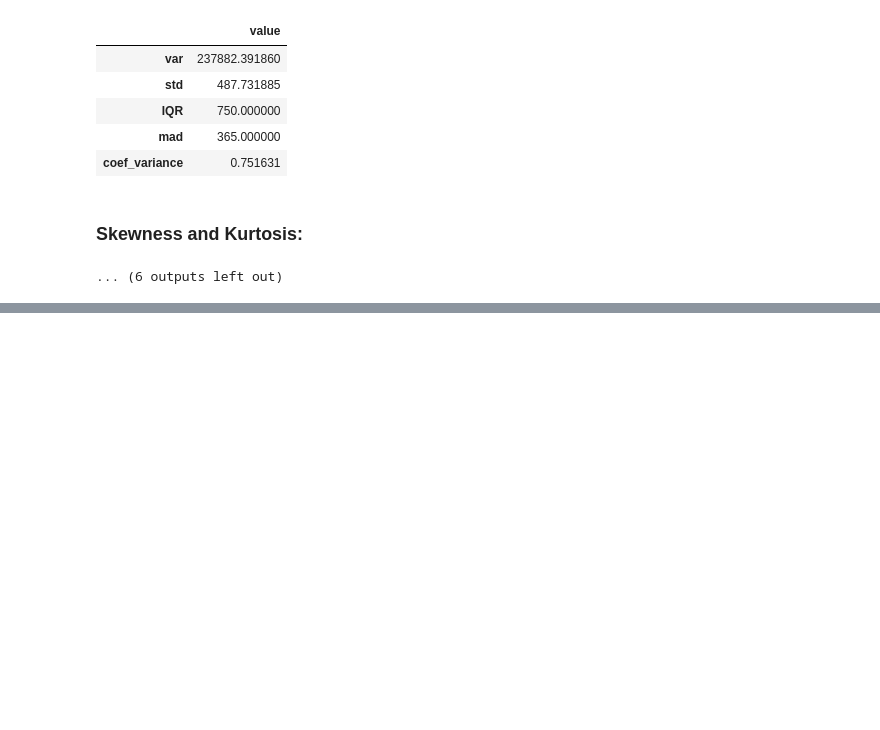
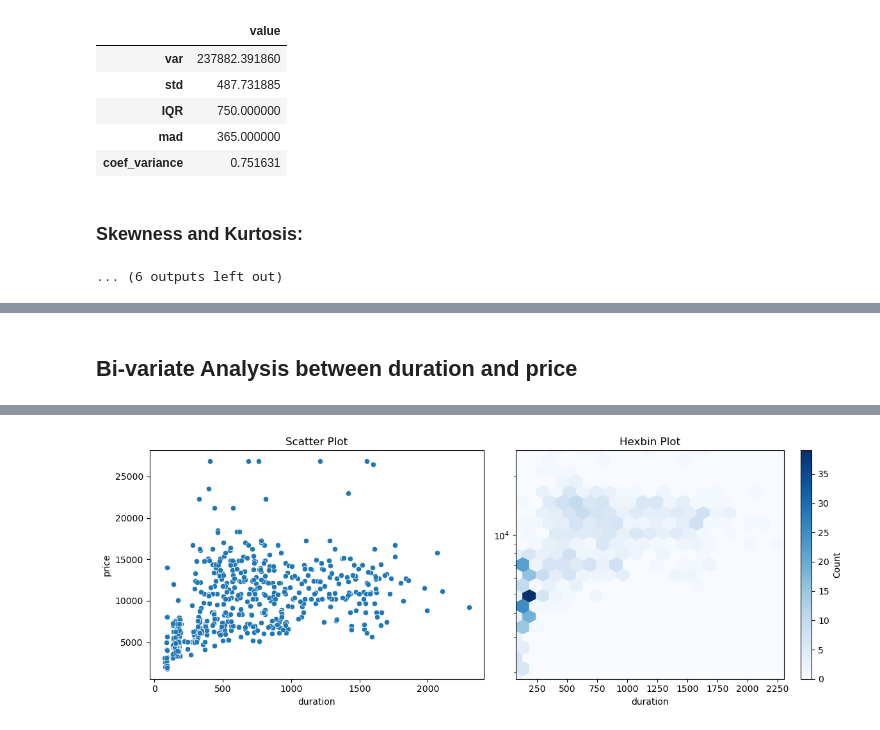
Before and after one commit to jayantbhatia/Sagemaker_project, a Jupyter notebook: notebook/EDA.ipynb, the cells around one changed output, grey strips where cells are left out. Saved outputs shown, nothing was run; the diff lists cells and outputs as text; code cells hidden in the pictures; blank space fills up the shorter version.

```diff
--- a/notebook/EDA.ipynb
+++ b/notebook/EDA.ipynb
@@ -497,0 +504,12 @@ Skewness and Kurtosis:
+# %%
+eda_helper_functions.num_bivar_plots(
+    train,"duration","price",
+    hexbin_kwargs= dict(
+        yscale = "log",
+        gridsize = 20,
+        cmap = "Blues"
+    )
+
+)
+# %% [output]
+Bi-variate Analysis between duration and price
@@ -497,0 +517 @@ Skewness and Kurtosis:
+[figure, added]
```
Also changed, not shown: parts of 11 cells of this notebook, 2 other files.
